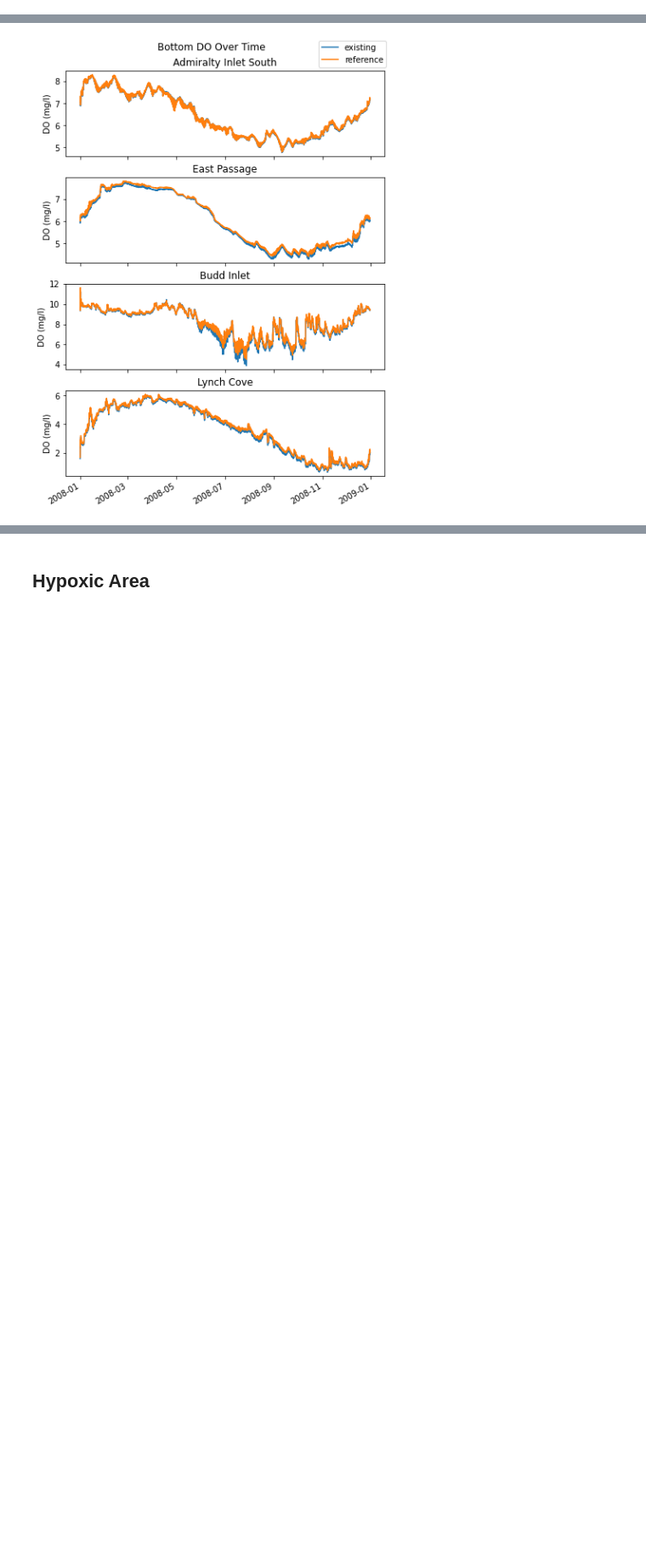
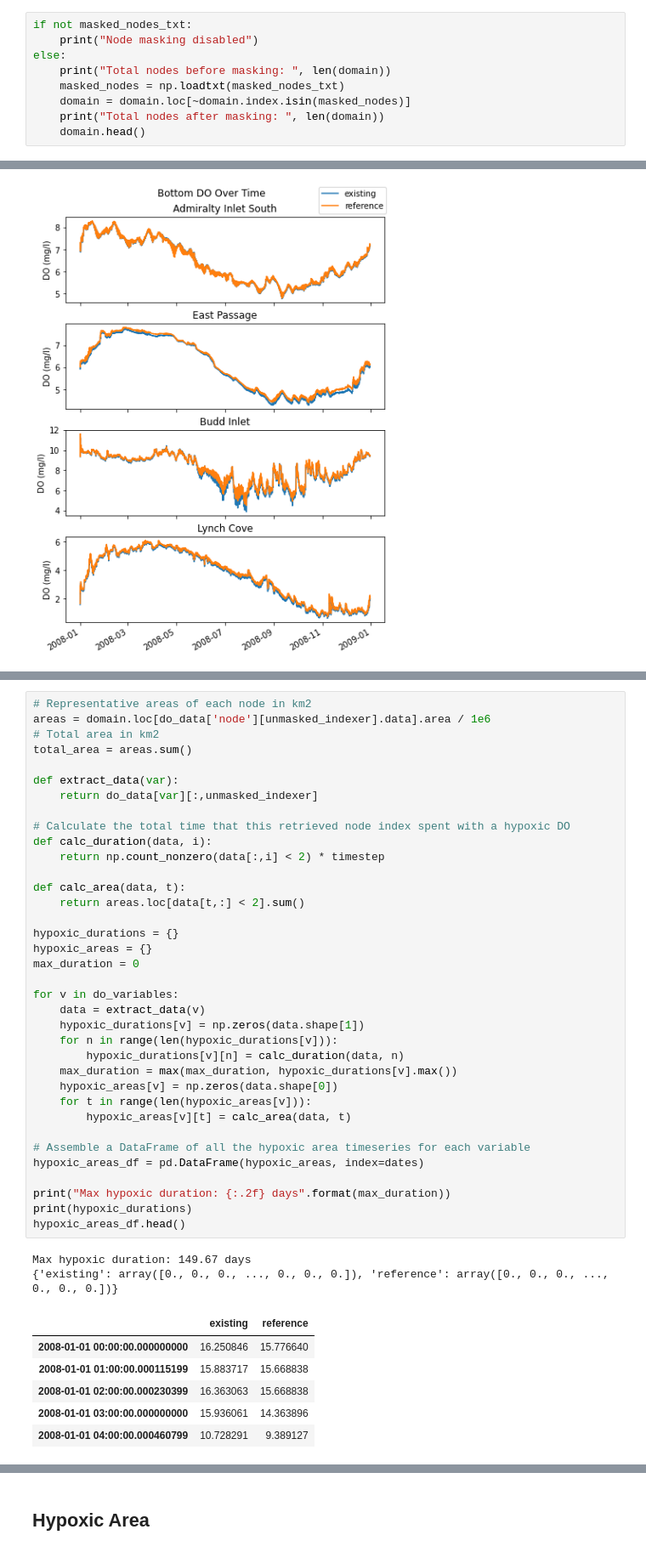
Before and after one commit to bedaro/ssm-analysis, a Jupyter notebook: Bottom DO.ipynb, the cells around one changed output, grey strips where cells are left out. Shown at 85% size. Drawn from its saved outputs; the diff is of its cells as text; blank space fills up the shorter version.

```diff
--- a/Bottom DO.ipynb
+++ b/Bottom DO.ipynb
@@ -72,0 +78,9 @@ domain.head()
+# %%
+if not masked_nodes_txt:
+    print("Node masking disabled")
+else:
+    print("Total nodes before masking: ", len(domain))
+    masked_nodes = np.loadtxt(masked_nodes_txt)
+    domain = domain.loc[~domain.index.isin(masked_nodes)]
+    print("Total nodes after masking: ", len(domain))
+    domain.head()
@@ -116 +147,46 @@ fig.savefig(out_file("sites.png"))
+# %%
+# Representative areas of each node in km2
+areas = domain.loc[do_data['node'][unmasked_indexer].data].area / 1e6
+# Total area in km2
+total_area = areas.sum()
+
+def extract_data(var):
+    return do_data[var][:,unmasked_indexer]
+
+# Calculate the total time that this retrieved node index spent with a hypoxic DO
+def calc_duration(data, i):
+    return np.count_nonzero(data[:,i] < 2) * timestep
+
+def calc_area(data, t):
+    return areas.loc[data[t,:] < 2].sum()
+
+hypoxic_durations = {}
+hypoxic_areas = {}
+max_duration = 0
+
+for v in do_variables:
+    data = extract_data(v)
+    hypoxic_durations[v] = np.zeros(data.shape[1])
+    for n in range(len(hypoxic_durations[v])):
+        hypoxic_durations[v][n] = calc_duration(data, n)
+    max_duration = max(max_duration, hypoxic_durations[v].max())
+    hypoxic_areas[v] = np.zeros(data.shape[0])
+    for t in range(len(hypoxic_areas[v])):
+        hypoxic_areas[v][t] = calc_area(data, t)
+
+# Assemble a DataFrame of all the hypoxic area timeseries for each variable
+hypoxic_areas_df = pd.DataFrame(hypoxic_areas, index=dates)
+
+print("Max hypoxic duration: {:.2f} days".format(max_duration))
+print(hypoxic_durations)
+hypoxic_areas_df.head()
+# %% [output]
+Max hypoxic duration: 149.67 days
+{'existing': array([0., 0., 0., ..., 0., 0., 0.]), 'reference': array([0., 0., 0., ..., 0., 0., 0.])}
+|  | existing | reference |
+| 2008-01-01 00:00:00.000000000 | 16.250846 | 15.776640 |
+| 2008-01-01 01:00:00.000115199 | 15.883717 | 15.668838 |
+| 2008-01-01 02:00:00.000230399 | 16.363063 | 15.668838 |
+| 2008-01-01 03:00:00.000000000 | 15.936061 | 14.363896 |
+| 2008-01-01 04:00:00.000460799 | 10.728291 | 9.389127 |
 # %% [markdown]
```
Also changed, not shown: parts of 11 cells of this notebook, 4 other files.
